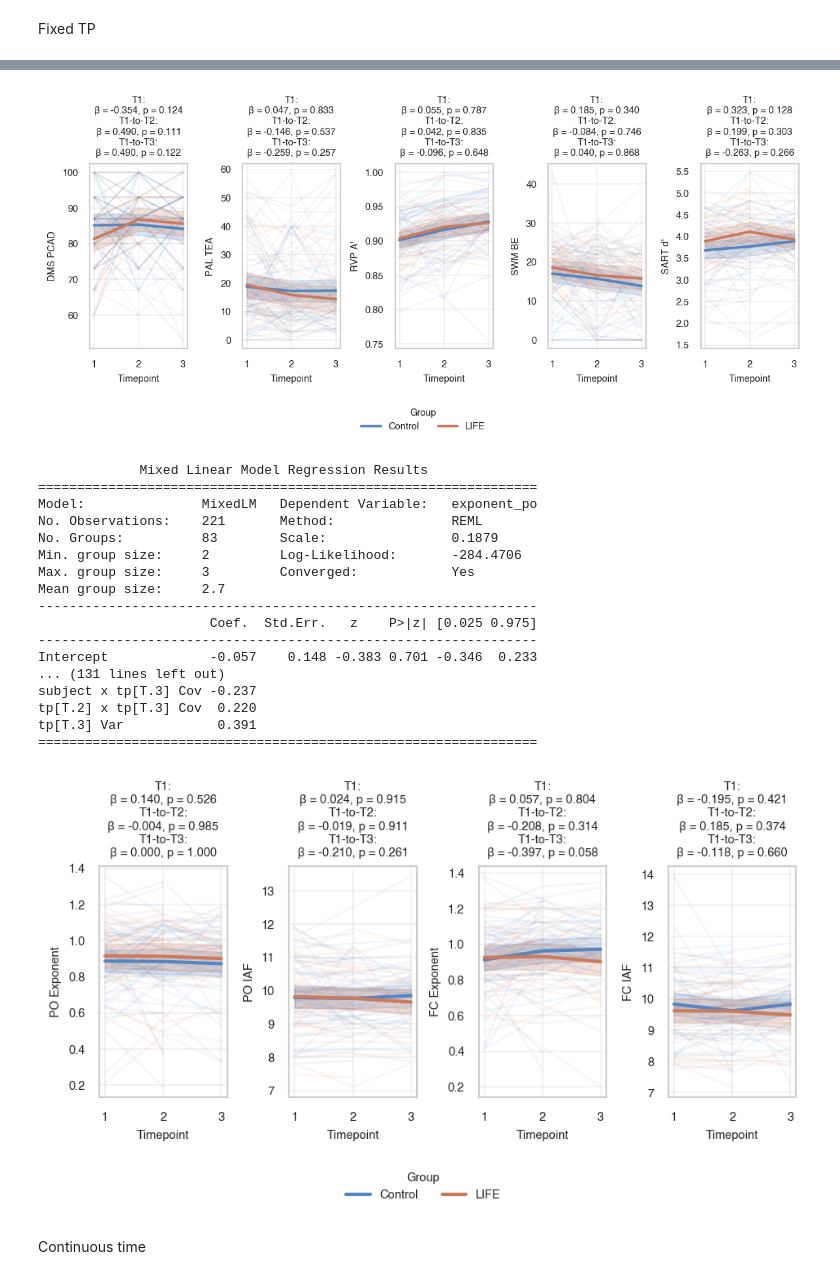
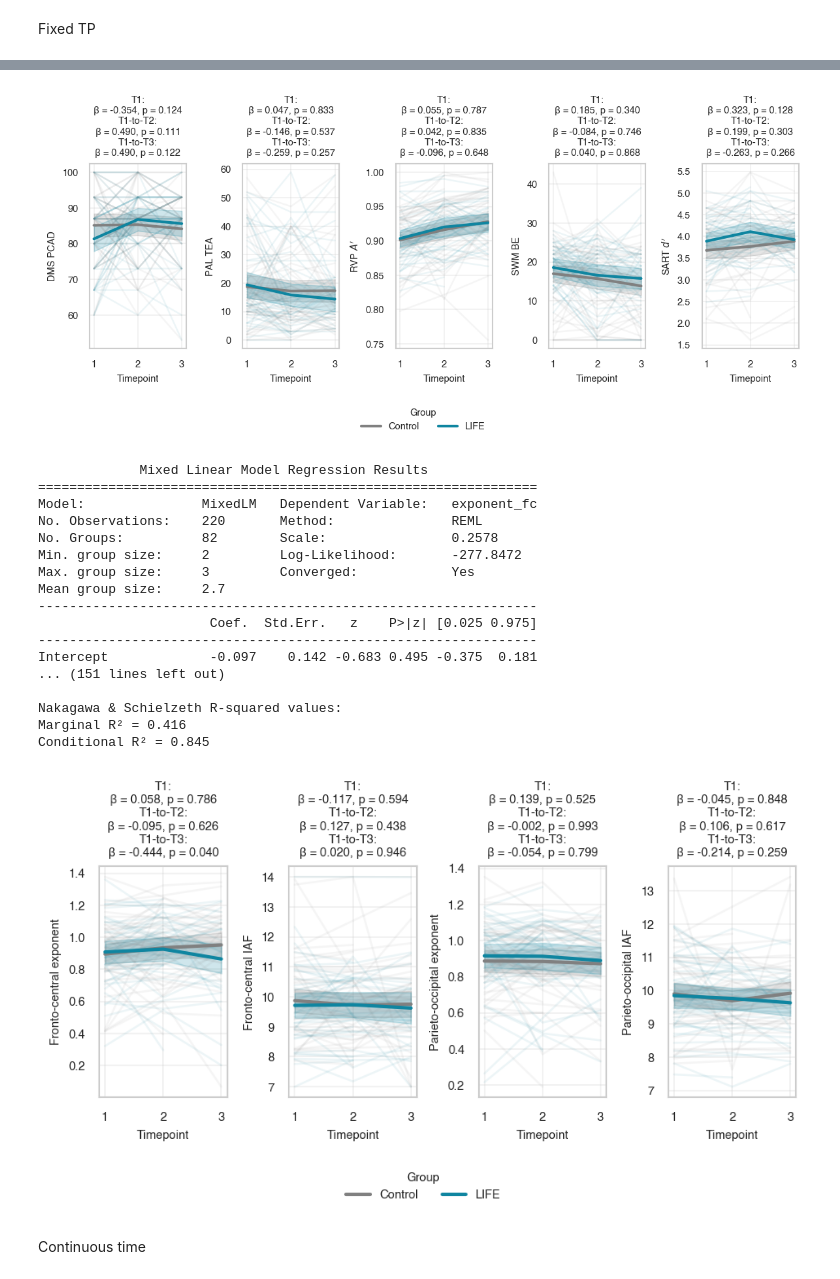
Before and after one commit to aliciajcampbell/LEISURE_CogEEG, a Jupyter notebook: studies/LEISURE_rsEEG_intervention_longitudinal/LEISURE_longitudinal.ipynb, the cells around one changed output, grey strips where cells are left out. Cells and saved outputs as stored; diff of their text form; code cells hidden in the pictures.

```diff
--- a/studies/LEISURE_rsEEG_intervention_longitudinal/LEISURE_longitudinal.ipynb
+++ b/studies/LEISURE_rsEEG_intervention_longitudinal/LEISURE_longitudinal.ipynb
@@ -383,13 +233,20 @@ def calculate_r2_nakagawa(model):
 # %%
 vars_dict = {
     'cog': {
-        'DMSPCAD': 'DMS PCAD', 'PALTEA': 'PAL TEA', 'RVPA': "RVP A'", 'SWMBE': 'SWM BE', 'd_prime': "SART d'"
+        'DMSPCAD': 'DMS PCAD',
+        'PALTEA': 'PAL TEA',
+        'RVPA': "RVP $\\mathit{A'}$",
+        'SWMBE': 'SWM BE',
+        'd_prime': "SART $\\mathit{d'}$"
     },
     'eeg': {
-        'exponent_po': 'PO Exponent', 'iaf_po': 'PO IAF', 'exponent_fc': 'FC Exponent', 'iaf_fc': 'FC IAF'
+         'exponent_fc': 'Fronto-central exponent',
+         'iaf_fc': 'Fronto-central IAF',
+         'exponent_po': 'Parieto-occipital exponent',
+         'iaf_po': 'Parieto-occipital IAF'
     }
 }
-colors = {'0.0': '#5785C1FF', '1.0': '#CB7A5CFF'}
+colors = {'0.0': 'grey', '1.0': '#0F85A0FF'}   # '#5785C1FF'    '#CB7A5CFF'     '#0F85A0FF'
 legend_dict = {0.0: 'Control', 1.0: 'LIFE'}
 sns.set_theme(font='Helvetica', context='paper', style='whitegrid')
 plt.rc('grid', linestyle='-', alpha=0.3)
@@ -422,7 +279,7 @@ for type, vars in vars_dict.items():
         cols_z = ['age_bas', 'gender_f', 'education_bas', 'handedness_r', dv]
         orig_means, orig_stds = df_lme[cols_z].mean(), df_lme[cols_z].std()
         df_lme_z = df_lme.copy()
-        df_lme_z[cols_z] = df_lme_z[cols_z].apply(zscore)
+        df_lme_z[cols_z] = df_lme_z[cols_z].apply(stats.zscore)
 
         # Mixed-effects model with TP as a categorical predictor
         # formula = f"{dv} ~ age_bas + education_bas + gender_f + handedness_r + tp * group_life"
@@ -432,11 +289,13 @@ for type, vars in vars_dict.items():
 
         print(results.summary())
 
-        # # Calculate and print R² values
-        # r2_marg, r2_cond = calculate_r2_nakagawa(results)
-        # print("\nNakagawa & Schielzeth R-squared values:")
-        # print(f"Marginal R² = {r2_marg:.3f}")
-        # print(f"Conditional R² = {r2_cond:.3f}\n")
+        # calc r2
+        r2_marg, r2_cond = r_squared_calculator.calculate_r2_nakagawa(results)
+
+        # Print the results
+        print("\nNakagawa & Schielzeth R-squared values:")
+        print(f"Marginal R² = {r2_marg:.3f}")
+        print(f"Conditional R² = {r2_cond:.3f}\n")
 
         # dataframe for group and tp predictions
         pred_df = pd.DataFrame({
@@ -502,7 +361,7 @@ for type, vars in vars_dict.items():
     plt.tight_layout()
     plt.legend(loc='lower center', ncol=2, title='Group', frameon=False, title_fontsize=7,
                bbox_to_anchor=(0.5, -0.15), bbox_transform=fig.transFigure)
-    plt.savefig(os.path.join(plots_dir, f'LME_tp_{type}.pdf'), format='pdf', bbox_inches='tight', dpi=300)
+    # plt.savefig(os.path.join(plots_dir, f'LME_tp_{type}.pdf'), format='pdf', bbox_inches='tight', dpi=300)
     plt.show()
     plt.close()
 # %% [output]
@@ -526,22 +385,22 @@ tp[T.3] Var            0.370
-[figure, old version]
+[figure, new version]
              Mixed Linear Model Regression Results
 ================================================================
-Model:               MixedLM   Dependent Variable:   exponent_po
-No. Observations:    221       Method:               REML
-No. Groups:          83        Scale:                0.1879
-Min. group size:     2         Log-Likelihood:       -284.4706
+Model:               MixedLM   Dependent Variable:   exponent_fc
+No. Observations:    220       Method:               REML
+No. Groups:          82        Scale:                0.2578
+Min. group size:     2         Log-Likelihood:       -277.8472
 Max. group size:     3         Converged:            Yes
 Mean group size:     2.7
 ----------------------------------------------------------------
                       Coef.  Std.Err.   z    P>|z| [0.025 0.975]
 ----------------------------------------------------------------
-Intercept             -0.057    0.148 -0.383 0.701 -0.346  0.233
-... (131 lines left out)
-subject x tp[T.3] Cov -0.237
-tp[T.2] x tp[T.3] Cov  0.220
-tp[T.3] Var            0.391
-================================================================
+Intercept             -0.097    0.142 -0.683 0.495 -0.375  0.181
+... (151 lines left out)
+
+Nakagawa & Schielzeth R-squared values:
+Marginal R² = 0.416
+Conditional R² = 0.845
-[figure, old version]
+[figure, new version]
 # %% [markdown]
 Continuous time
 # %%
```
Also changed, not shown: parts of 18 cells of this notebook, 7 other files.
